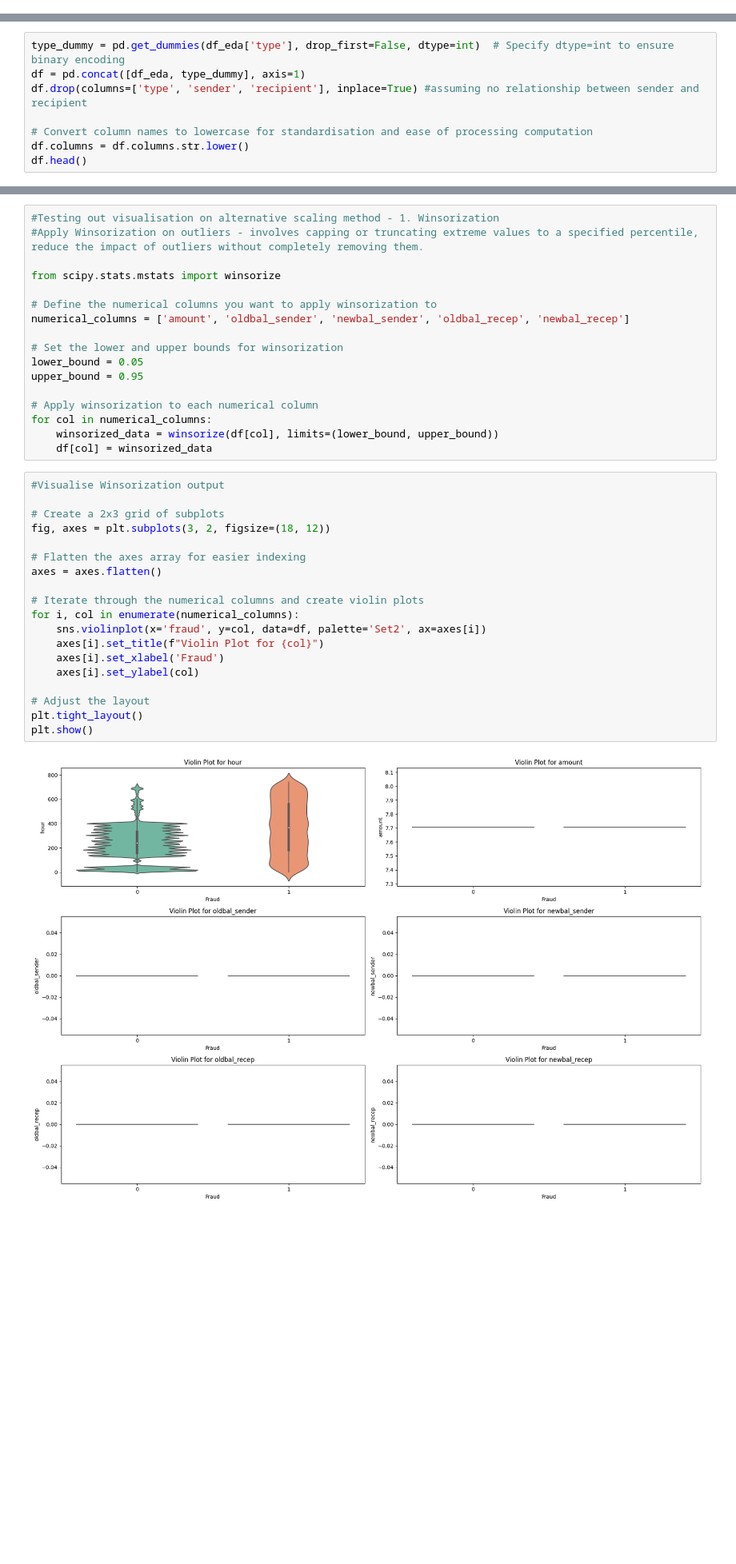
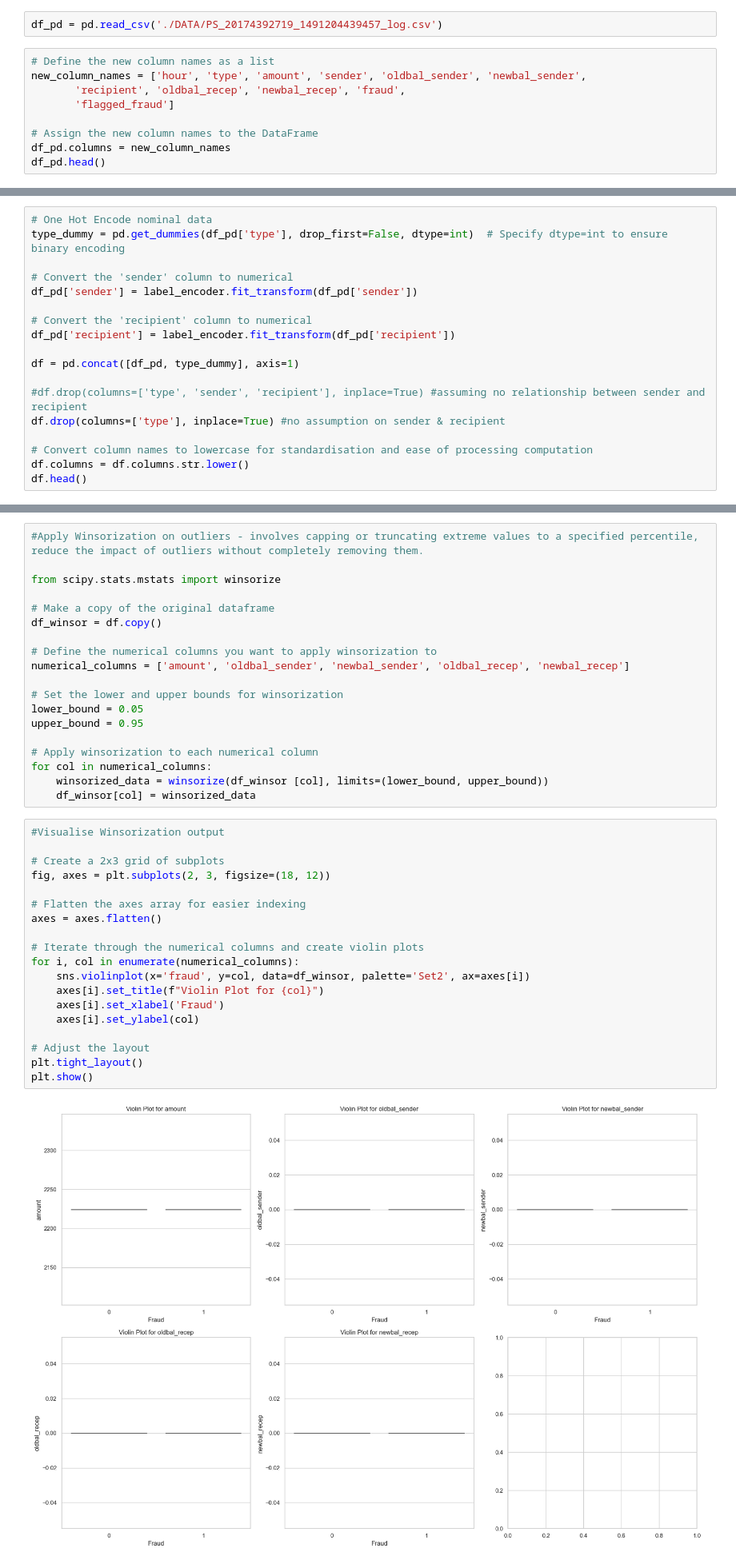
Before and after one commit to EmmaT0611/Fraud-Detection-in-Online-Payment, a Jupyter notebook: Online Payment Fraud detection ML.ipynb, the cells around one changed output, grey strips where cells are left out. Shown at 80% size. Drawn from its saved outputs; the diff is of its cells as text; blank space fills up the shorter version.

```diff
--- a/Online Payment Fraud detection ML.ipynb
+++ b/Online Payment Fraud detection ML.ipynb
@@ -896,3 +870,14 @@ Implementation of real-time monitoring between 11PM to 8AM is highly recommended
 # Step 2. Data Preparation
 
 As identified during EDA, data will be prepared to handle missing values(none in this case), outliers and imbalance dataset as needed.
+# %%
+df_pd = pd.read_csv('./DATA/PS_20174392719_1491204439457_log.csv')
+# %%
+# Define the new column names as a list
+new_column_names = ['hour', 'type', 'amount', 'sender', 'oldbal_sender', 'newbal_sender',
+       'recipient', 'oldbal_recep', 'newbal_recep', 'fraud',
+       'flagged_fraud']
+
+# Assign the new column names to the DataFrame
+df_pd.columns = new_column_names
+df_pd.head()
@@ -899,7 +891,17 @@ As identified during EDA, data will be prepared to handle missing values(none in
 # %%
-type_dummy = pd.get_dummies(df_eda['type'], drop_first=False, dtype=int)  # Specify dtype=int to ensure binary encoding
-df = pd.concat([df_eda, type_dummy], axis=1)
-df.drop(columns=['type', 'sender', 'recipient'], inplace=True) #assuming no relationship between sender and recipient
+# One Hot Encode nominal data
+type_dummy = pd.get_dummies(df_pd['type'], drop_first=False, dtype=int)  # Specify dtype=int to ensure binary encoding
+
+# Convert the 'sender' column to numerical
+df_pd['sender'] = label_encoder.fit_transform(df_pd['sender'])
+
+# Convert the 'recipient' column to numerical
+df_pd['recipient'] = label_encoder.fit_transform(df_pd['recipient'])
+
+df = pd.concat([df_pd, type_dummy], axis=1)
+
+#df.drop(columns=['type', 'sender', 'recipient'], inplace=True) #assuming no relationship between sender and recipient
+df.drop(columns=['type'], inplace=True) #no assumption on sender & recipient
 
 # Convert column names to lowercase for standardisation and ease of processing computation
 df.columns = df.columns.str.lower()
@@ -949,8 +969,10 @@ Original df (before transformation):
 # %%
-#Testing out visualisation on alternative scaling method - 1. Winsorization
 #Apply Winsorization on outliers - involves capping or truncating extreme values to a specified percentile, reduce the impact of outliers without completely removing them.
 
 from scipy.stats.mstats import winsorize
+
+# Make a copy of the original dataframe
+df_winsor = df.copy()
 
 # Define the numerical columns you want to apply winsorization to
 numerical_columns = ['amount', 'oldbal_sender', 'newbal_sender', 'oldbal_recep', 'newbal_recep']
@@ -961,28 +983,28 @@ upper_bound = 0.95
 
 # Apply winsorization to each numerical column
 for col in numerical_columns:
-    winsorized_data = winsorize(df[col], limits=(lower_bound, upper_bound))
-    df[col] = winsorized_data
+    winsorized_data = winsorize(df_winsor [col], limits=(lower_bound, upper_bound))
+    df_winsor[col] = winsorized_data
 # %%
 #Visualise Winsorization output
 
 # Create a 2x3 grid of subplots
-fig, axes = plt.subplots(3, 2, figsize=(18, 12))
+fig, axes = plt.subplots(2, 3, figsize=(18, 12))
 
 # Flatten the axes array for easier indexing
 axes = axes.flatten()
 
 # Iterate through the numerical columns and create violin plots
 for i, col in enumerate(numerical_columns):
-    sns.violinplot(x='fraud', y=col, data=df, palette='Set2', ax=axes[i])
+    sns.violinplot(x='fraud', y=col, data=df_winsor, palette='Set2', ax=axes[i])
     axes[i].set_title(f"Violin Plot for {col}")
     axes[i].set_xlabel('Fraud')
     axes[i].set_ylabel(col)
 
 # Adjust the layout
 plt.tight_layout()
 plt.show()
 # %% [output]
-[figure, old version]
+[figure, new version]
 # %% [markdown]
 Winsorization often replaces extreme values (outliers) with less extreme values to reduce their impact on the distribution. As a result, if many values in a particular column were winsorized to a similar value, it can result to a horizontal line at specific values or very narrow distributions due to the Winsorization process.
```
Also changed, not shown: parts of 113 cells of this notebook.
